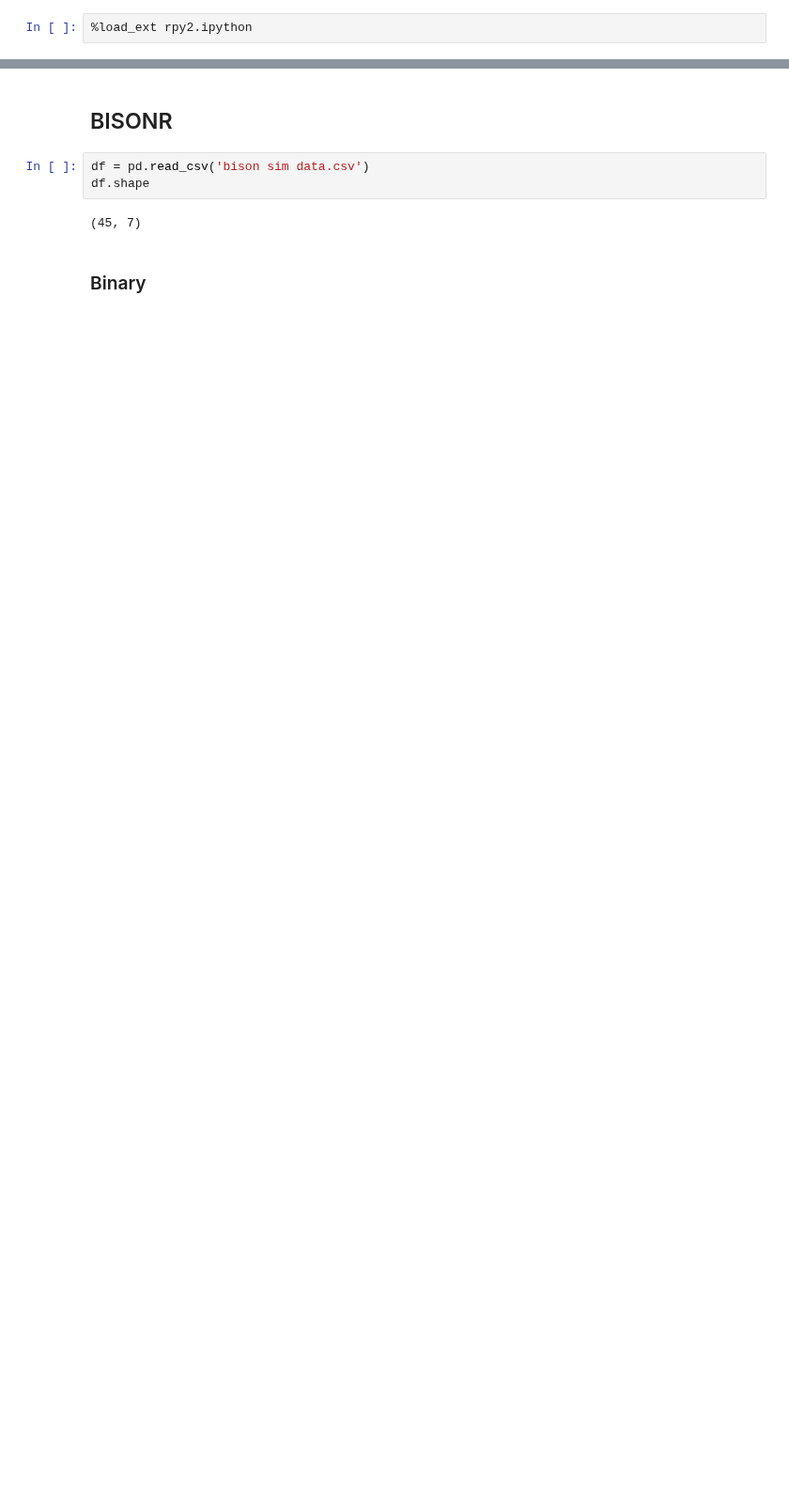
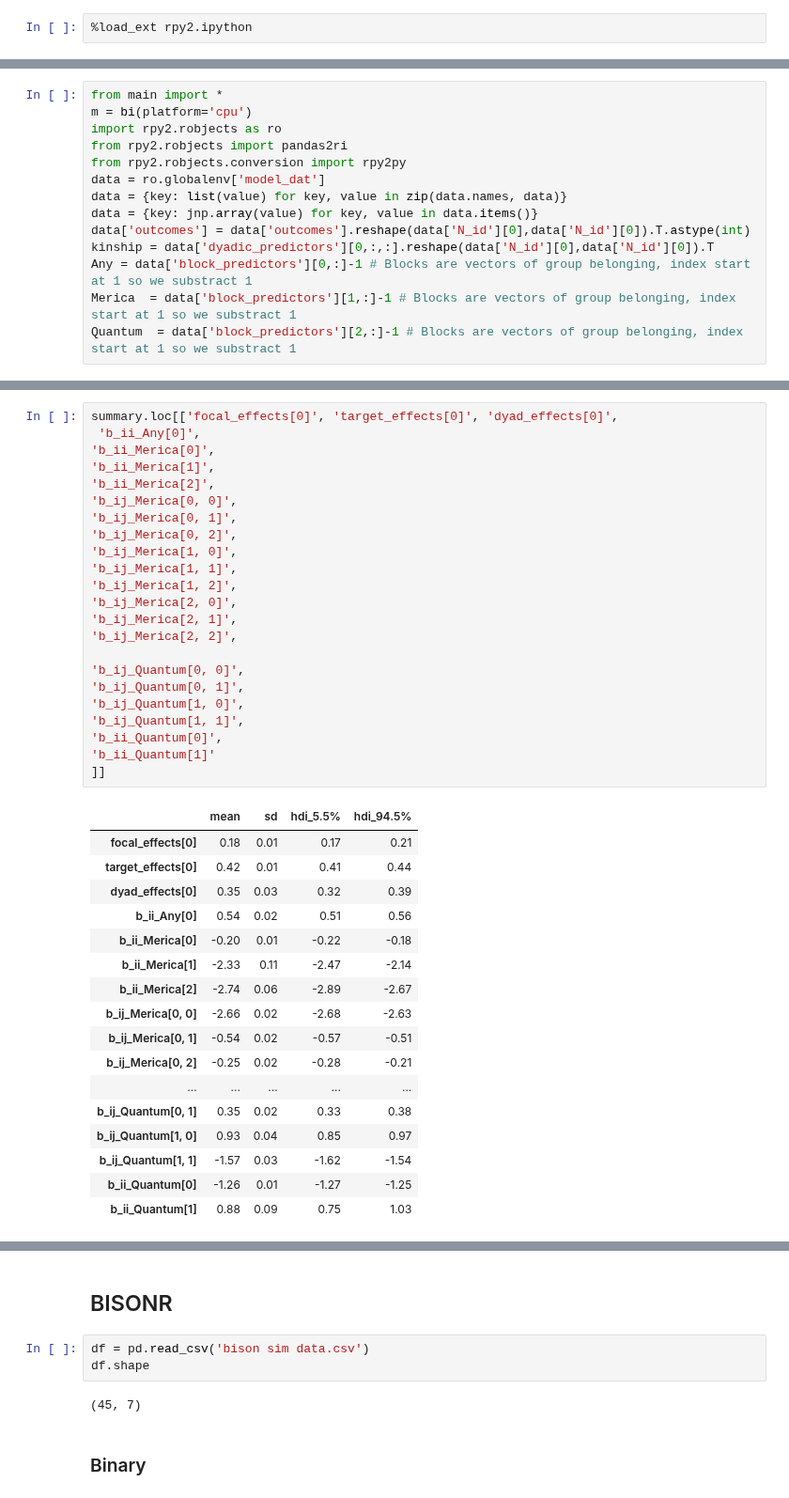
Before and after one commit to BGN-for-ASNA/BI, a Jupyter notebook: bi/Network simulation.ipynb, the cells around one changed output, grey strips where cells are left out. Shown at 94% size. Cells and saved outputs as stored; diff of their text form; blank space fills up the shorter version.

```diff
--- a/bi/Network simulation.ipynb
+++ b/bi/Network simulation.ipynb
@@ -685,0 +740,14 @@ plot(B_3_Pred~B_3)
+# %%
+from main import *
+m = bi(platform='cpu')
+import rpy2.robjects as ro
+from rpy2.robjects import pandas2ri
+from rpy2.robjects.conversion import rpy2py
+data = ro.globalenv['model_dat']
+data = {key: list(value) for key, value in zip(data.names, data)}
+data = {key: jnp.array(value) for key, value in data.items()}
+data['outcomes'] = data['outcomes'].reshape(data['N_id'][0],data['N_id'][0]).T.astype(int)
+kinship = data['dyadic_predictors'][0,:,:].reshape(data['N_id'][0],data['N_id'][0]).T
+Any = data['block_predictors'][0,:]-1 # Blocks are vectors of group belonging, index start at 1 so we substract 1
+Merica  = data['block_predictors'][1,:]-1 # Blocks are vectors of group belonging, index start at 1 so we substract 1
+Quantum  = data['block_predictors'][2,:]-1 # Blocks are vectors of group belonging, index start at 1 so we substract 1
@@ -685,0 +829,41 @@ plot(B_3_Pred~B_3)
+# %%
+summary.loc[['focal_effects[0]', 'target_effects[0]', 'dyad_effects[0]',
+ 'b_ii_Any[0]',
+'b_ii_Merica[0]',
+'b_ii_Merica[1]',
+'b_ii_Merica[2]',
+'b_ij_Merica[0, 0]',
+'b_ij_Merica[0, 1]',
+'b_ij_Merica[0, 2]',
+'b_ij_Merica[1, 0]',
+'b_ij_Merica[1, 1]',
+'b_ij_Merica[1, 2]',
+'b_ij_Merica[2, 0]',
+'b_ij_Merica[2, 1]',
+'b_ij_Merica[2, 2]',
+
+'b_ij_Quantum[0, 0]',
+'b_ij_Quantum[0, 1]',
+'b_ij_Quantum[1, 0]',
+'b_ij_Quantum[1, 1]',
+'b_ii_Quantum[0]',
+'b_ii_Quantum[1]'
+]]
+# %% [output]
+|  | mean | sd | hdi_5.5% | hdi_94.5% |
+| focal_effects[0] | 0.18 | 0.01 | 0.17 | 0.21 |
+| target_effects[0] | 0.42 | 0.01 | 0.41 | 0.44 |
+| dyad_effects[0] | 0.35 | 0.03 | 0.32 | 0.39 |
+| b_ii_Any[0] | 0.54 | 0.02 | 0.51 | 0.56 |
+| b_ii_Merica[0] | -0.20 | 0.01 | -0.22 | -0.18 |
+| b_ii_Merica[1] | -2.33 | 0.11 | -2.47 | -2.14 |
+| b_ii_Merica[2] | -2.74 | 0.06 | -2.89 | -2.67 |
+| b_ij_Merica[0, 0] | -2.66 | 0.02 | -2.68 | -2.63 |
+| b_ij_Merica[0, 1] | -0.54 | 0.02 | -0.57 | -0.51 |
+| b_ij_Merica[0, 2] | -0.25 | 0.02 | -0.28 | -0.21 |
+| ... | ... | ... | ... | ... |
+| b_ij_Quantum[0, 1] | 0.35 | 0.02 | 0.33 | 0.38 |
+| b_ij_Quantum[1, 0] | 0.93 | 0.04 | 0.85 | 0.97 |
+| b_ij_Quantum[1, 1] | -1.57 | 0.03 | -1.62 | -1.54 |
+| b_ii_Quantum[0] | -1.26 | 0.01 | -1.27 | -1.25 |
+| b_ii_Quantum[1] | 0.88 | 0.09 | 0.75 | 1.03 |
```
Also changed, not shown: parts of 20 cells of this notebook, 7 other files.
